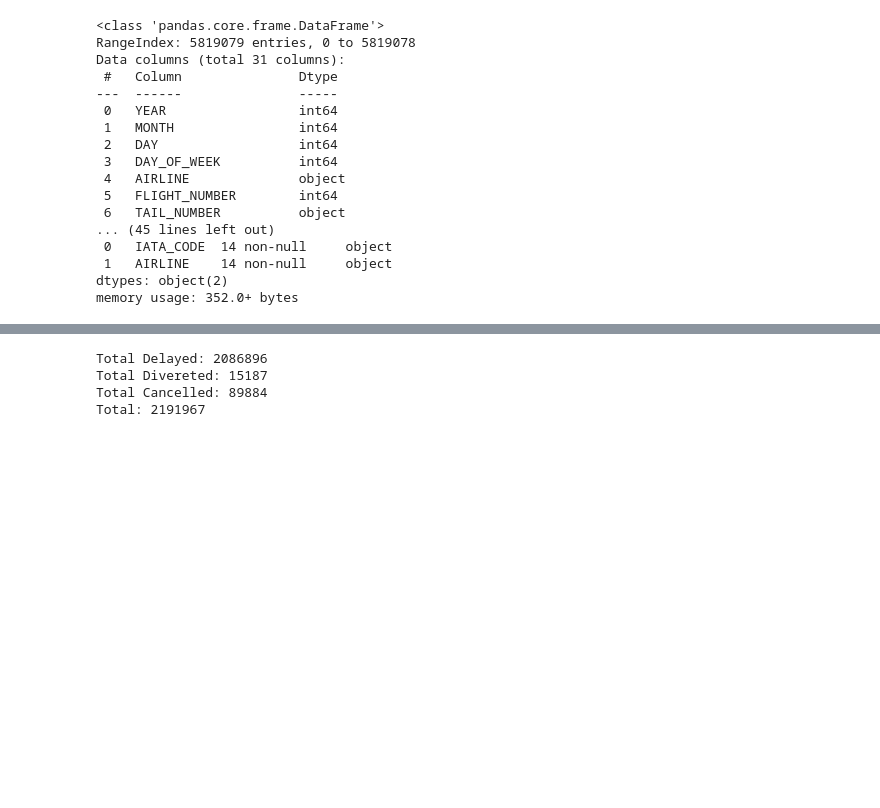
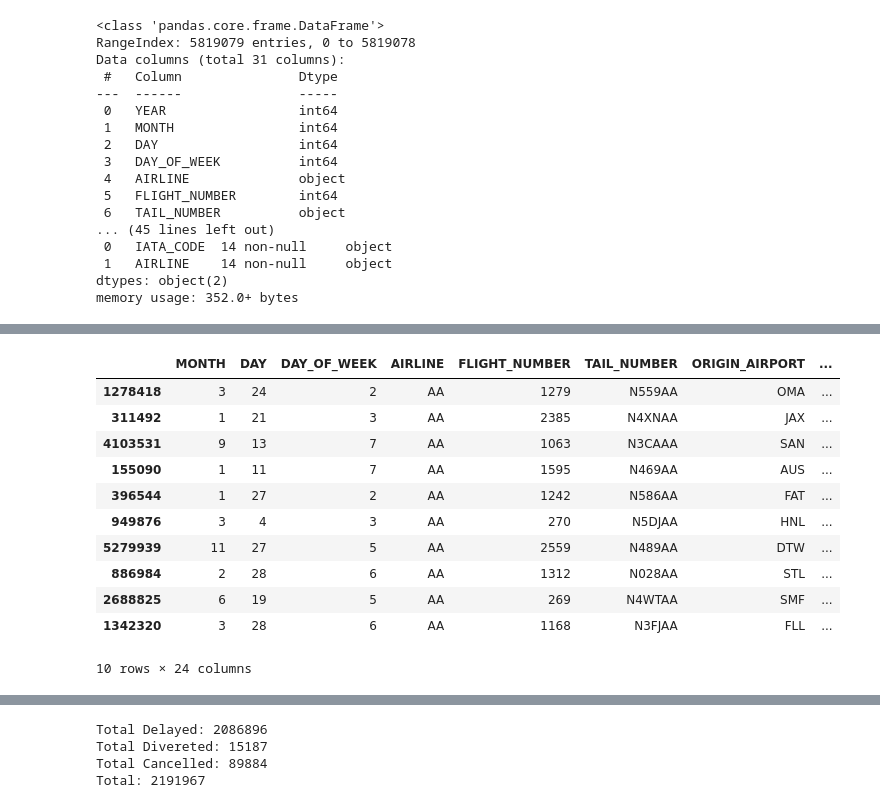
Before and after one commit to Code-charm/DataScienceCapstone1, a Jupyter notebook: Capstone2_DataWraggling.ipynb, the cells around one changed output, grey strips where cells are left out. Drawn from its saved outputs; the diff is of its cells as text; code cells hidden in the pictures; blank space fills up the shorter version.

```diff
--- a/Capstone2_DataWraggling.ipynb
+++ b/Capstone2_DataWraggling.ipynb
@@ -204,0 +105,18 @@ memory usage: 200.7+ MB
+# %%
+# 'ARRIVAL_DELAY' columns have some extremely large numbers.  A closer look at these numbers
+# shows they are valid since the delay in those cases exceeded 24 hours.
+
+df_flight[df_flight.ARRIVAL_DELAY>1440].sample(10)
+# %% [output]
+|  | MONTH | DAY | DAY_OF_WEEK | AIRLINE | FLIGHT_NUMBER | TAIL_NUMBER | ORIGIN_AIRPORT | ... |
+| 1278418 | 3 | 24 | 2 | AA | 1279 | N559AA | OMA | ... |
+| 311492 | 1 | 21 | 3 | AA | 2385 | N4XNAA | JAX | ... |
+| 4103531 | 9 | 13 | 7 | AA | 1063 | N3CAAA | SAN | ... |
+| 155090 | 1 | 11 | 7 | AA | 1595 | N469AA | AUS | ... |
+| 396544 | 1 | 27 | 2 | AA | 1242 | N586AA | FAT | ... |
+| 949876 | 3 | 4 | 3 | AA | 270 | N5DJAA | HNL | ... |
+| 5279939 | 11 | 27 | 5 | AA | 2559 | N489AA | DTW | ... |
+| 886984 | 2 | 28 | 6 | AA | 1312 | N028AA | STL | ... |
+| 2688825 | 6 | 19 | 5 | AA | 269 | N4WTAA | SMF | ... |
+| 1342320 | 3 | 28 | 6 | AA | 1168 | N3FJAA | FLL | ... |
+10 rows × 24 columns
```
Also changed, not shown: parts of 35 cells of this notebook.
